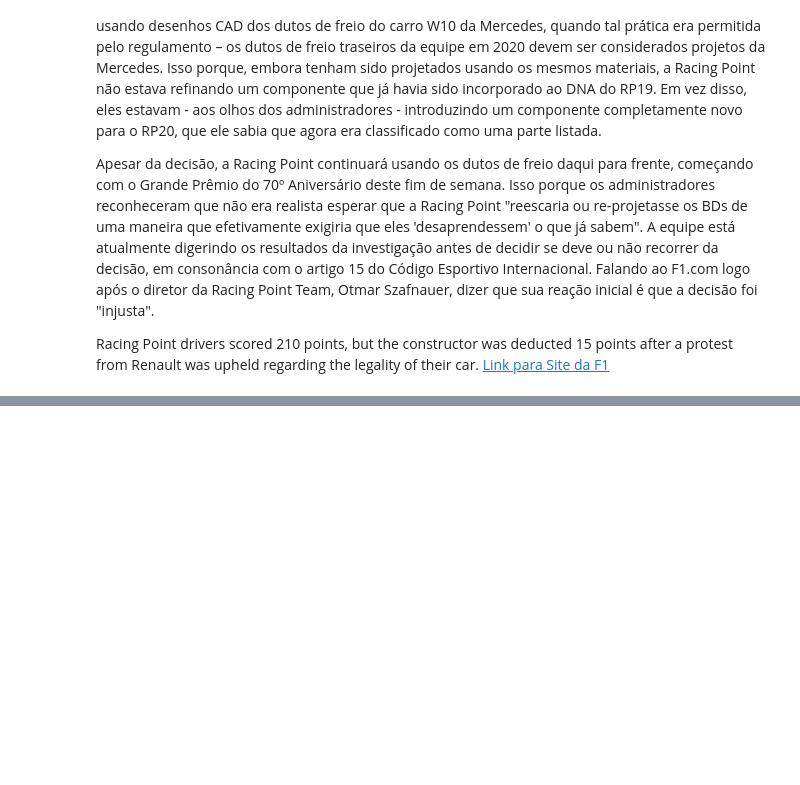
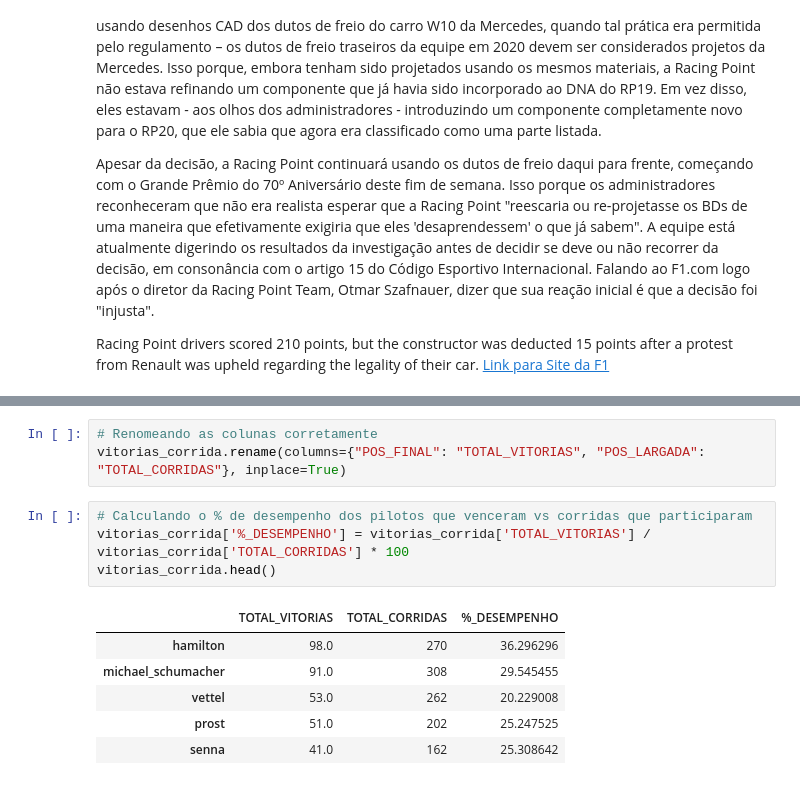
Before and after one commit to ebraimcarvalho/my-way, a Jupyter notebook: gama_accenture/DESAFIO/gama_mario_kart.ipynb, the cells around one changed output, grey strips where cells are left out. Drawn from its saved outputs; the diff is of its cells as text; blank space fills up the shorter version.

```diff
--- a/gama_accenture/DESAFIO/gama_mario_kart.ipynb
+++ b/gama_accenture/DESAFIO/gama_mario_kart.ipynb
@@ -1142,0 +1002,14 @@ piloto_vitorias.loc['vukovich']
+# %%
+# Renomeando as colunas corretamente
+vitorias_corrida.rename(columns={"POS_FINAL": "TOTAL_VITORIAS", "POS_LARGADA": "TOTAL_CORRIDAS"}, inplace=True)
+# %%
+# Calculando o % de desempenho dos pilotos que venceram vs corridas que participaram
+vitorias_corrida['%_DESEMPENHO'] = vitorias_corrida['TOTAL_VITORIAS'] / vitorias_corrida['TOTAL_CORRIDAS'] * 100
+vitorias_corrida.head()
+# %% [output]
+|  | TOTAL_VITORIAS | TOTAL_CORRIDAS | %_DESEMPENHO |
+| hamilton | 98.0 | 270 | 36.296296 |
+| michael_schumacher | 91.0 | 308 | 29.545455 |
+| vettel | 53.0 | 262 | 20.229008 |
+| prost | 51.0 | 202 | 25.247525 |
+| senna | 41.0 | 162 | 25.308642 |
```
Also changed, not shown: parts of 113 cells of this notebook, 7 other files.
